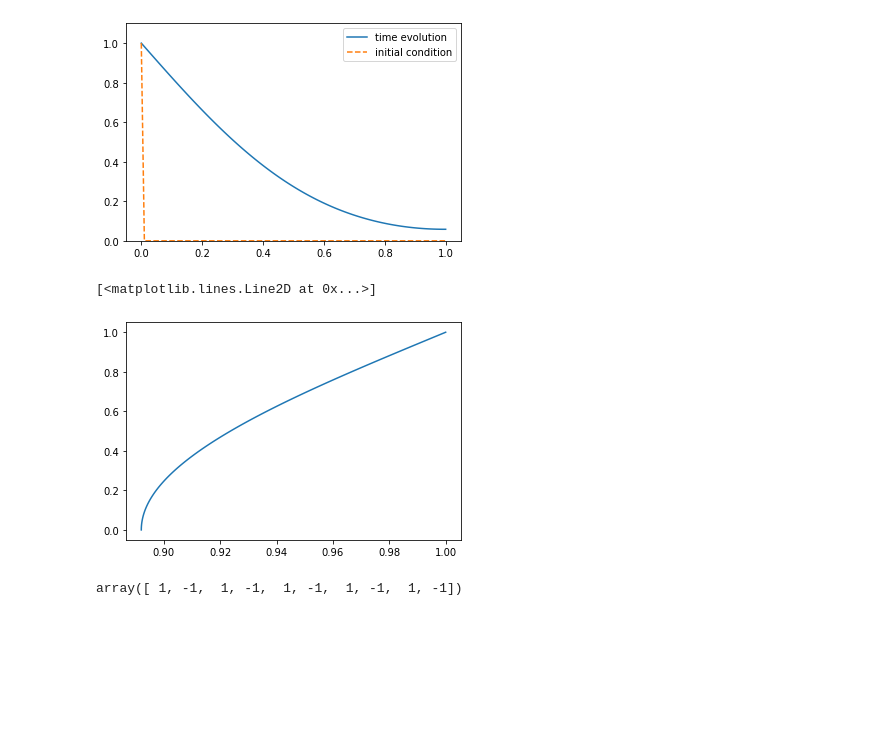
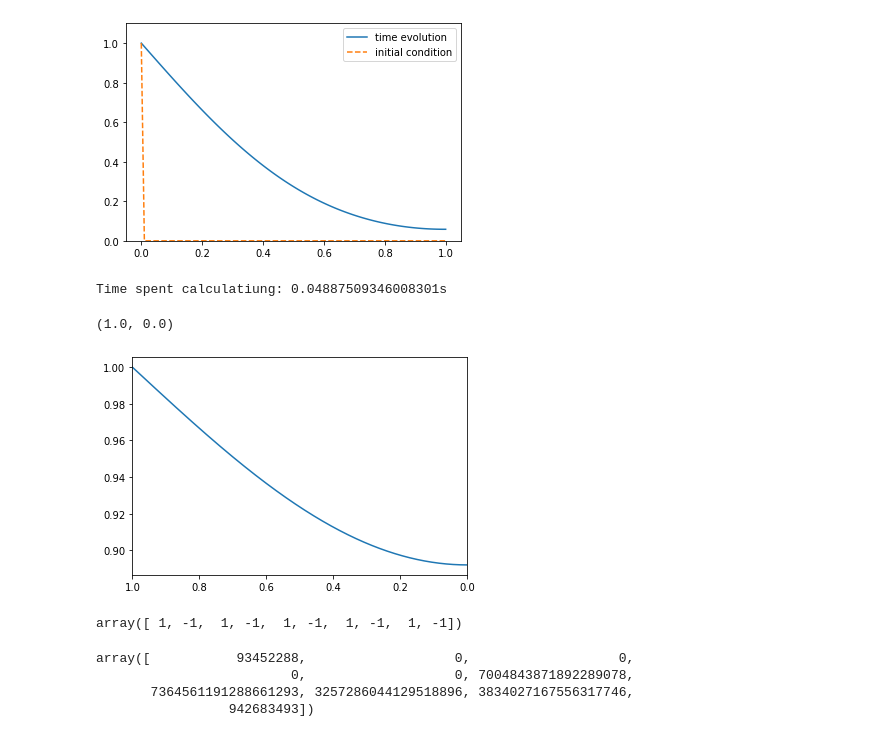
Before and after one commit to hitimr/NSSC2, a Jupyter notebook: Ex3/1.1_hiti.ipynb, the cells around one changed output. Cells and saved outputs as stored; diff of their text form; code cells hidden in the pictures; blank space fills up the shorter version.

Commit message:
alternating signs

```diff
--- a/Ex3/1.1_hiti.ipynb
+++ b/Ex3/1.1_hiti.ipynb
@@ -145,22 +145,44 @@ animate(res, "out/Nx_100_dt_10_numIter_10000_task_2")
 <matplotlib.animation.FuncAnimation at 0x...>
 [figure]
 # %%
-def analytical_sol(x,t, n_max=100):
+import time
+def analytical_sol(t, n_max=100):
     #x = np.linspace(0,1,points)
     #n = np.arange(0, n_max+1, 1)
-    res = 0
-    for n in  np.arange(0, n_max+1, 1):
-        res += np.power(-1,n) / ((n+0.5)*np.pi) * np.cos((n+0.5)*np.pi*x) * np.exp( -(n+0.5)*(n+0.5) * np.pi*np.pi*t)
-    res = 1+2*res
-    return res
+    n = np.arange(0, n_max+1, 1)
 
-distance = np.linspace(0,1,100)
-C = [analytical_sol(x, 1, 100) for x in distance)
+    # create vector with alternating signs so we dont need (-1)^n
+    signs = np.empty((n_max+1,),int)
+    signs[::2] = 1
+    signs[1::2] = -1
+
+    pi2t = np.pi*np.pi*t
+    return 1-2*np.sum(
+        signs / ((n+0.5)*np.pi) * np.cos((n+0.5)*np.pi*x) * np.exp( -(n*n+n+0.25) * pi2t)
+    )
+
+
+distance = np.linspace(0,1,1000)
+start = time.time()
+C = [analytical_sol(x, 1, 1000) for x in distance]
+end = time.time()
+print(f"Time spent calculatiung: {end-start}s")
+plt.plot(distance,C)
+plt.xlim([1,0])
 # %% [output]
-[<matplotlib.lines.Line2D at 0x...>]
+Time spent calculatiung: 0.04887509346008301s
+(1.0, 0.0)
-[figure, old version]
+[figure, new version]
-# %%
-n = np.arange(0, 10, 1)
-np.power(-1,n)
-# %% [output]
-array([ 1, -1,  1, -1,  1, -1,  1, -1,  1, -1])
+# %%
+a = np.empty((10,),int)
+a[::2] = 1
+a[1::2] = -1
+# %% [output]
+array([ 1, -1,  1, -1,  1, -1,  1, -1,  1, -1])
+# %%
+np.empty((10,),int)
+# %% [output]
+array([           93452288,                   0,                   0,
+                         0,                   0, 7004843871892289078,
+       7364561191288661293, 3257286044129518896, 3834027167556317746,
+                 942683493])
```
